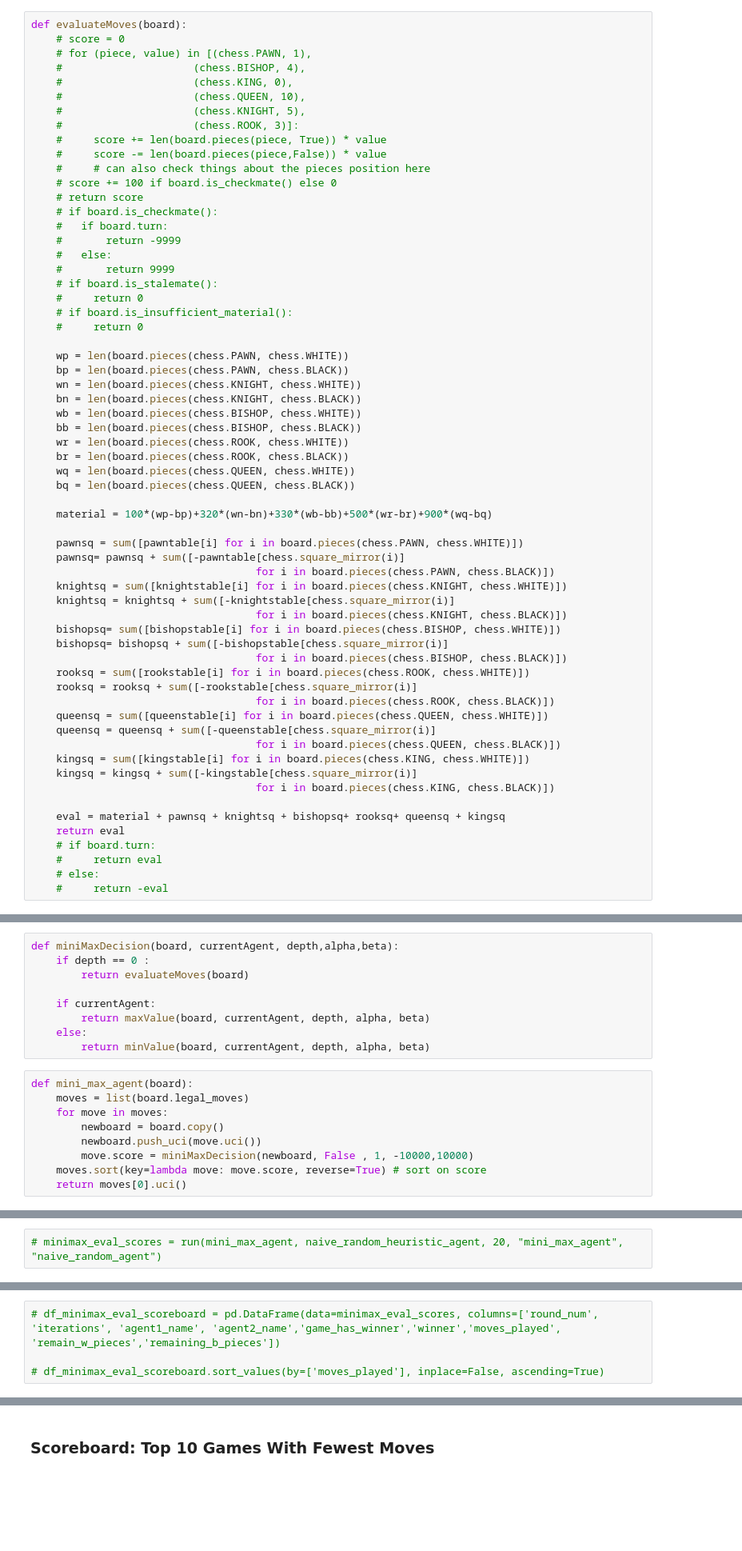
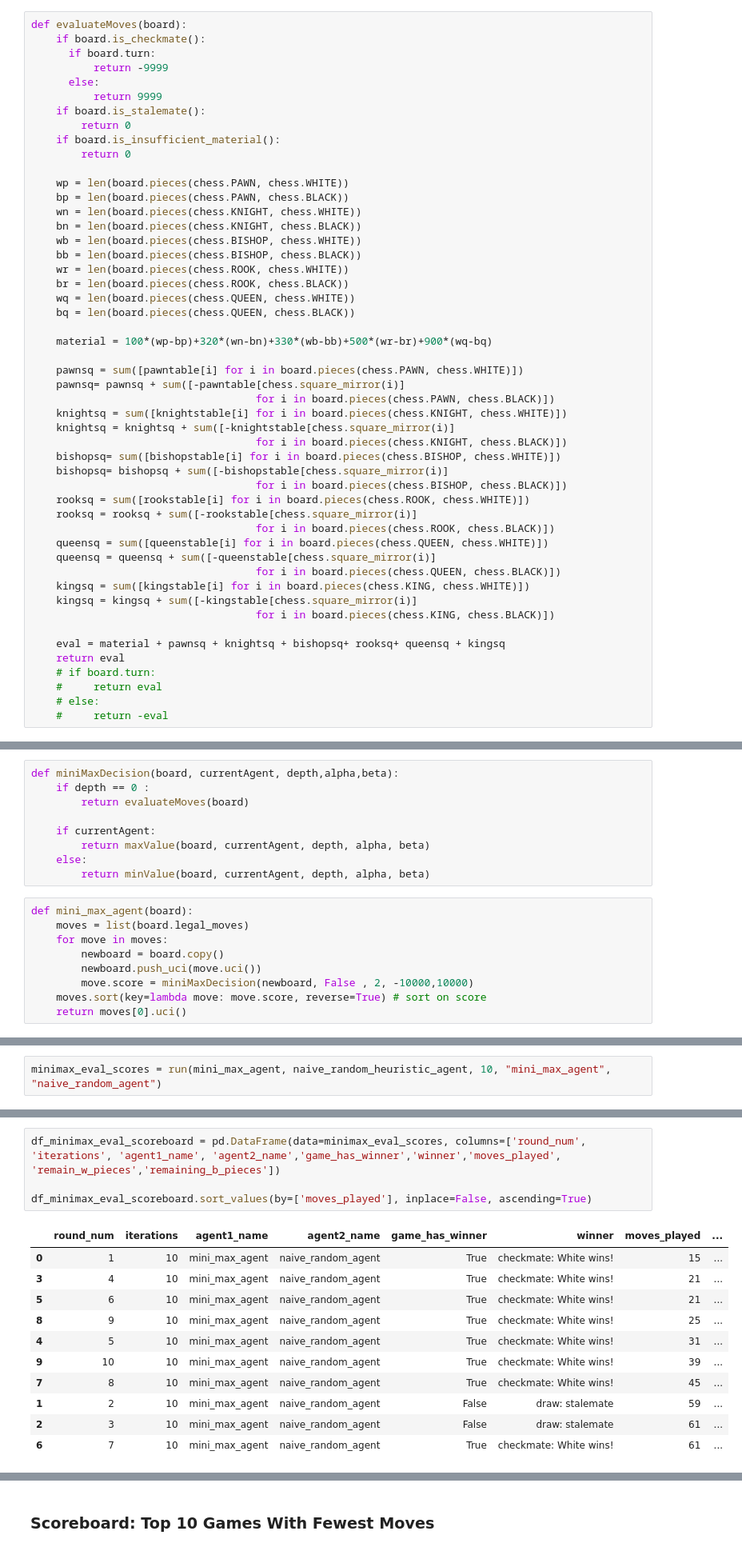
Before and after one commit to masonleon/ai-chess-agent, a Jupyter notebook: src/notebooks/new/ai_chess_agent.ipynb, the cells around one changed output, grey strips where cells are left out. Shown: that part at 80% size. Cells and saved outputs as stored; diff of their text form; blank space fills up the shorter version.

```diff
--- a/src/notebooks/new/ai_chess_agent.ipynb
+++ b/src/notebooks/new/ai_chess_agent.ipynb
@@ -461,27 +470,15 @@ kingstable = [
 Picks the best move for the white side with the help of the mini-max algorithm and alpha-beta pruning.
 # %%
 def evaluateMoves(board):
-    # score = 0
-    # for (piece, value) in [(chess.PAWN, 1),
-    #                     (chess.BISHOP, 4),
-    #                     (chess.KING, 0),
-    #                     (chess.QUEEN, 10),
-    #                     (chess.KNIGHT, 5),
-    #                     (chess.ROOK, 3)]:
-    #     score += len(board.pieces(piece, True)) * value
-    #     score -= len(board.pieces(piece,False)) * value
-    #     # can also check things about the pieces position here
-    # score += 100 if board.is_checkmate() else 0
-    # return score
-    # if board.is_checkmate():
-    #   if board.turn:
-    #       return -9999
-    #   else:
-    #       return 9999
-    # if board.is_stalemate():
-    #     return 0
-    # if board.is_insufficient_material():
-    #     return 0
+    if board.is_checkmate():
+      if board.turn:
+          return -9999
+      else:
+          return 9999
+    if board.is_stalemate():
+        return 0
+    if board.is_insufficient_material():
+        return 0
 
     wp = len(board.pieces(chess.PAWN, chess.WHITE))
     bp = len(board.pieces(chess.PAWN, chess.BLACK))
@@ -562,7 +559,7 @@ def mini_max_agent(board):
     for move in moves:
         newboard = board.copy()
         newboard.push_uci(move.uci())
-        move.score = miniMaxDecision(newboard, False , 1, -10000,10000)
+        move.score = miniMaxDecision(newboard, False , 2, -10000,10000)
     moves.sort(key=lambda move: move.score, reverse=True) # sort on score
     return moves[0].uci()
 # %%
@@ -570,2 +573,2 @@ play_game(mini_max_agent, naive_random_heuristic_agent)
 # %%
-# minimax_eval_scores = run(mini_max_agent, naive_random_heuristic_agent, 20, "mini_max_agent", "naive_random_agent")
+minimax_eval_scores = run(mini_max_agent, naive_random_heuristic_agent, 10, "mini_max_agent", "naive_random_agent")
@@ -572,6 +578,18 @@ play_game(mini_max_agent, naive_random_heuristic_agent)
 # %%
-# df_minimax_eval_scoreboard = pd.DataFrame(data=minimax_eval_scores, columns=['round_num', 'iterations', 'agent1_name', 'agent2_name','game_has_winner','winner','moves_played', 'remain_w_pieces','remaining_b_pieces'])
+df_minimax_eval_scoreboard = pd.DataFrame(data=minimax_eval_scores, columns=['round_num', 'iterations', 'agent1_name', 'agent2_name','game_has_winner','winner','moves_played', 'remain_w_pieces','remaining_b_pieces'])
 
-# df_minimax_eval_scoreboard.sort_values(by=['moves_played'], inplace=False, ascending=True)
+df_minimax_eval_scoreboard.sort_values(by=['moves_played'], inplace=False, ascending=True)
+# %% [output]
+|  | round_num | iterations | agent1_name | agent2_name | game_has_winner | winner | moves_played | ... |
+| 0 | 1 | 10 | mini_max_agent | naive_random_agent | True | checkmate: White wins! | 15 | ... |
+| 3 | 4 | 10 | mini_max_agent | naive_random_agent | True | checkmate: White wins! | 21 | ... |
+| 5 | 6 | 10 | mini_max_agent | naive_random_agent | True | checkmate: White wins! | 21 | ... |
+| 8 | 9 | 10 | mini_max_agent | naive_random_agent | True | checkmate: White wins! | 25 | ... |
+| 4 | 5 | 10 | mini_max_agent | naive_random_agent | True | checkmate: White wins! | 31 | ... |
+| 9 | 10 | 10 | mini_max_agent | naive_random_agent | True | checkmate: White wins! | 39 | ... |
+| 7 | 8 | 10 | mini_max_agent | naive_random_agent | True | checkmate: White wins! | 45 | ... |
+| 1 | 2 | 10 | mini_max_agent | naive_random_agent | False | draw: stalemate | 59 | ... |
+| 2 | 3 | 10 | mini_max_agent | naive_random_agent | False | draw: stalemate | 61 | ... |
+| 6 | 7 | 10 | mini_max_agent | naive_random_agent | True | checkmate: White wins! | 61 | ... |
 # %%
 #update results scoreboard
```
Also changed, not shown: parts of 17 cells of this notebook.
